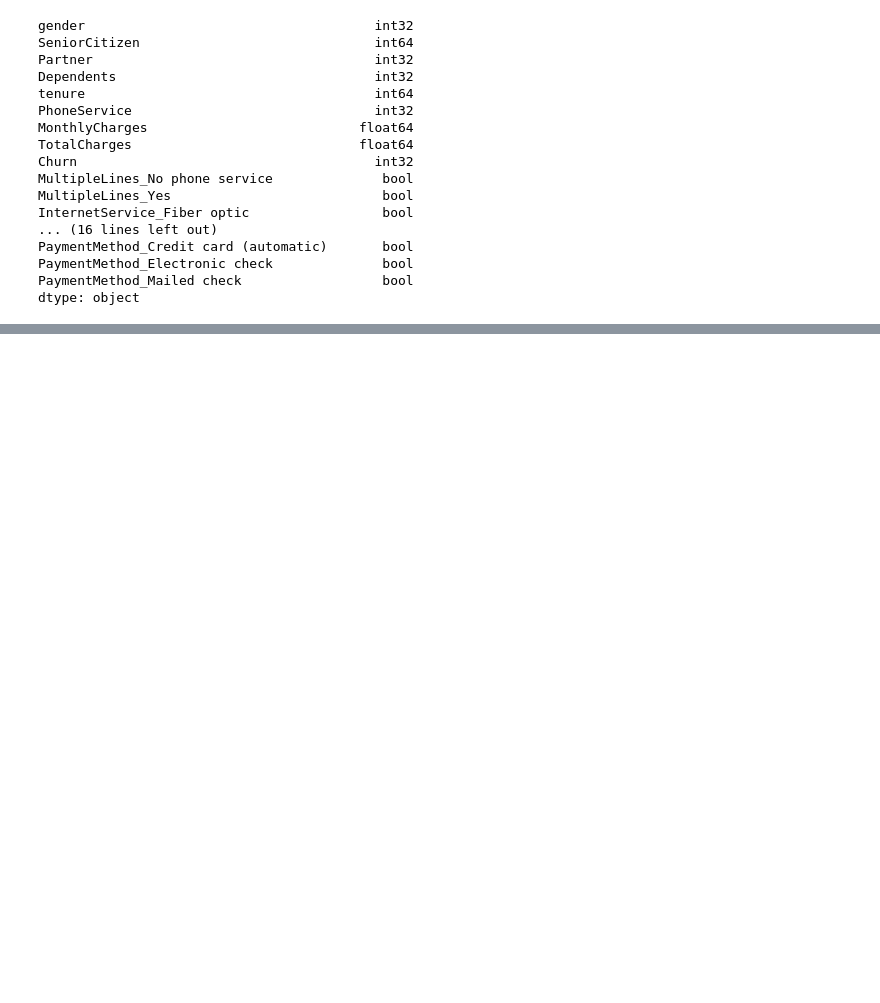
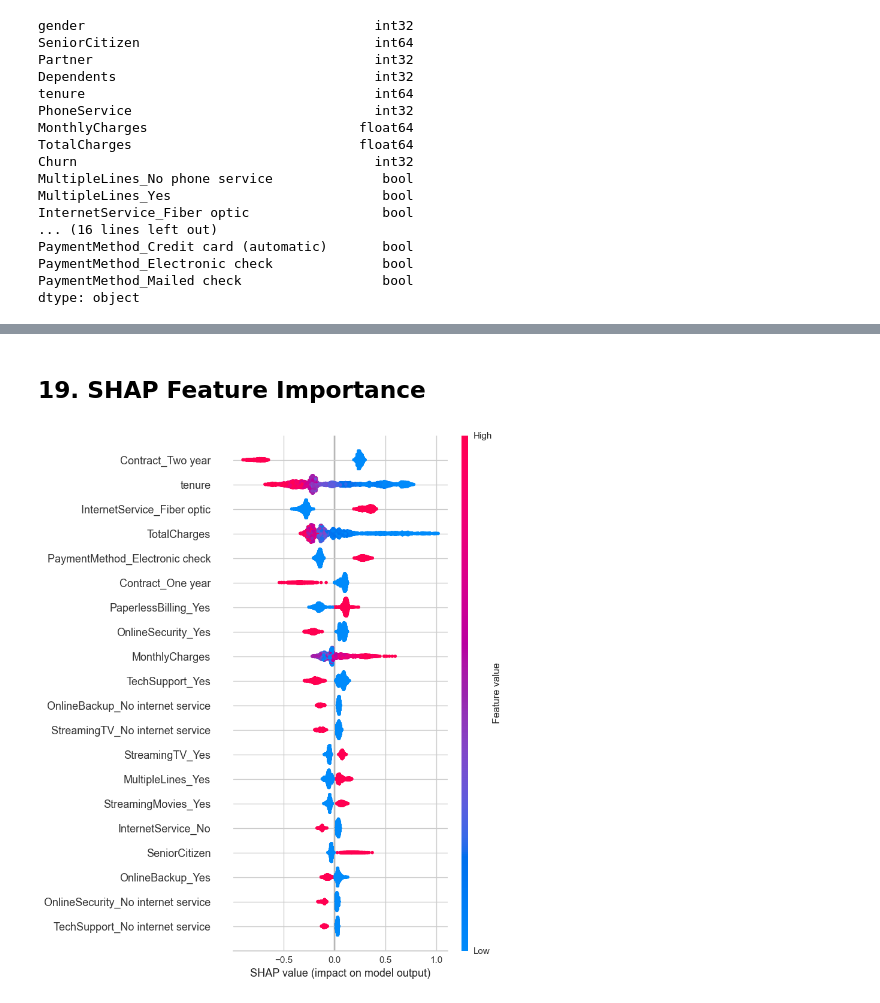
Before and after one commit to Emanxaa/Churn-Analysis, a Jupyter notebook: Prediction.ipynb, the cells around one changed output, grey strips where cells are left out. Drawn from its saved outputs; the diff is of its cells as text; code cells hidden in the pictures; blank space fills up the shorter version.

```diff
--- a/Prediction.ipynb
+++ b/Prediction.ipynb
@@ -342,0 +339,2 @@ important_feature = X_train.columns[np.argmax(np.abs(shap_values.values).mean(0)
+# %% [markdown]
+## 19. SHAP Feature Importance
@@ -342,0 +343,13 @@ important_feature = X_train.columns[np.argmax(np.abs(shap_values.values).mean(0)
+# %%
+
+# Pastikan semua kolom numerik
+X_train_num = pd.get_dummies(X_train, drop_first=True)
+
+# Buat explainer
+explainer = shap.TreeExplainer(best_model)
+shap_values = explainer(X_train_num)
+
+# Plot
+shap.summary_plot(shap_values, X_train_num)
+# %% [output]
+[figure, added]
```
Also changed, not shown: parts of 58 cells of this notebook, 7 other files.
